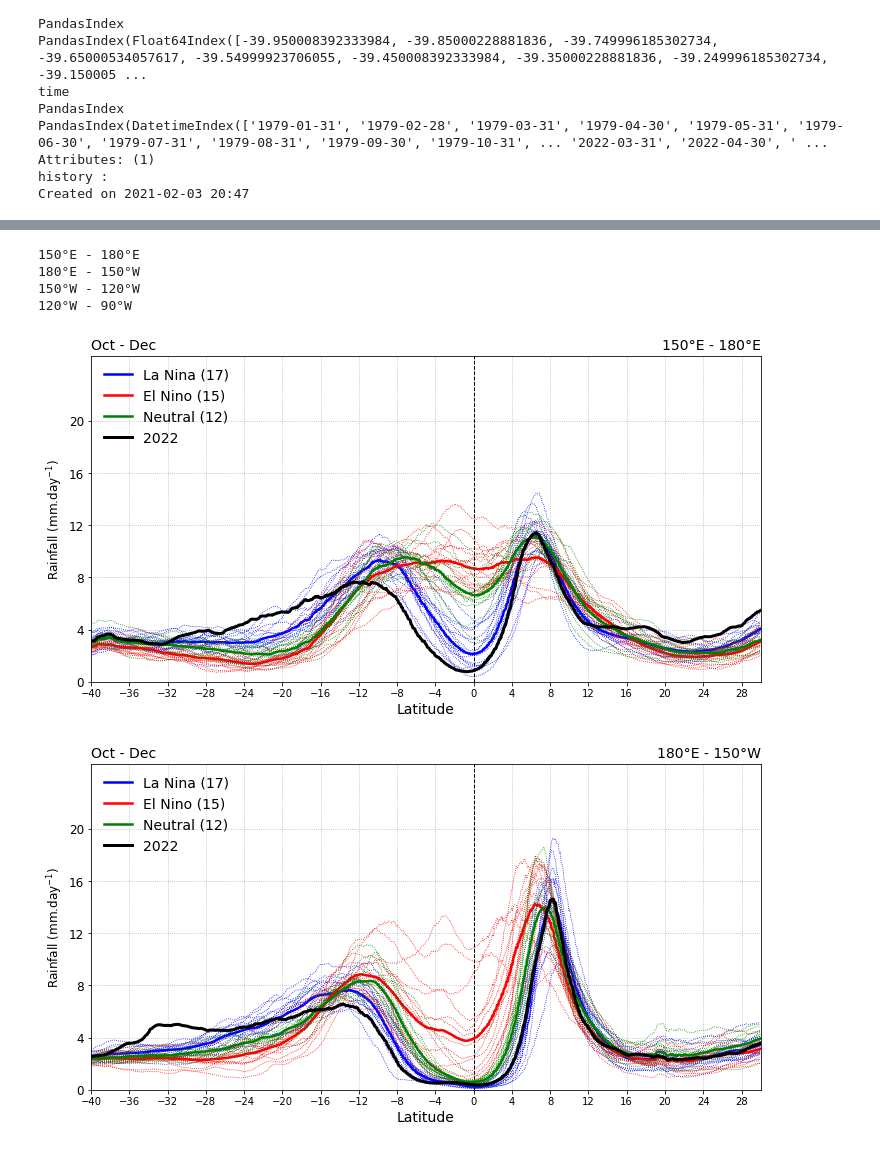
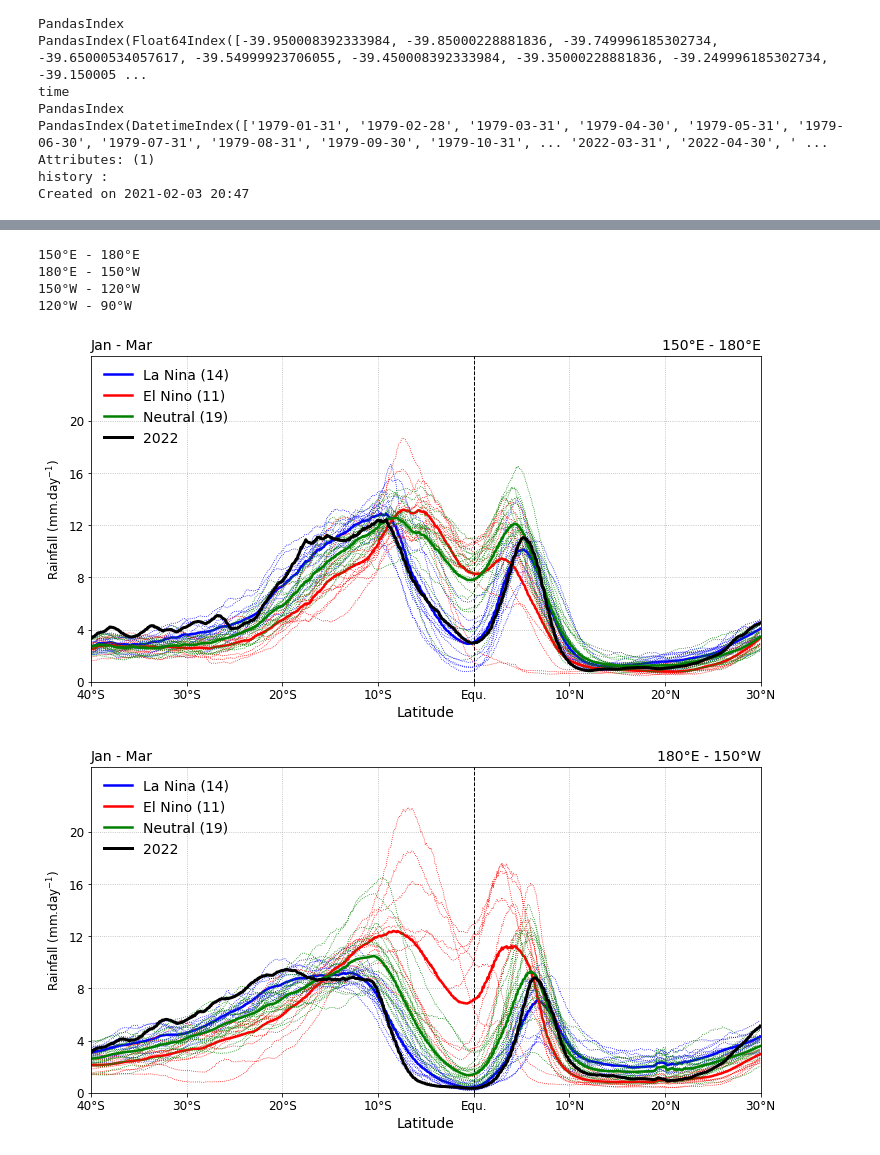
Before and after one commit to nicolasfauchereau/BAMS_STOC_2022, a Jupyter notebook: notebooks/plot_ENSOs_vs_current_year_MSWEP.ipynb, the cells around one changed output, grey strips where cells are left out. Saved outputs shown, nothing was run; the diff lists cells and outputs as text; code cells hidden in the pictures.

```diff
--- a/notebooks/plot_ENSOs_vs_current_year_MSWEP.ipynb
+++ b/notebooks/plot_ENSOs_vs_current_year_MSWEP.ipynb
@@ -46,3 +21,8 @@ def interp(dset, interp_factor=4, lon_name='lon', lat_name='lat'):
+# %%
+season = 'JFM'
+# season = 'MAM'
+# season = 'JJA'
+# season = 'OND'
 # %% [markdown]
 ### read the ONI from the CPC
 # %% [markdown]
@@ -67,7 +47,7 @@ oni.tail()
 # %%
 first_year = 1979
 # %%
-last_year = 2022
+last_year = year
 # %%
 oni = oni.loc[oni.YR >= first_year,:]
 # %%
@@ -111,0 +103,8 @@ oni.ANOM.plot()
+# %%
+f, ax = plt.subplots()
+oni_y = oni.query(f"YR == {year}")
+oni_y = oni_y.reset_index()
+ax.plot(oni_y.index, oni_y['ANOM'])
+ax.set_xticks(oni_y.index)
+ax.set_xticklabels(oni_y['SEAS']);
+# ax.axhline(0)
@@ -124,10 +125,6 @@ dict_season['JAS'] = [7, 9]
 dict_season['ASO'] = [8, 10]
 dict_season['SON'] = [9, 11]
 dict_season['OND'] = [10, 12]
-# %%
-# season = 'JFM'
-# season = 'JJA'
-season = 'OND'
 # %% [markdown]
 ### months spanned by the season
 # %%
@@ -441,36 +443,37 @@ for i in range(4):
     EN, = ax.plot(sector_seas_ninos.index, sector_seas_ninos.mean(axis=1), color='r', lw=2.5)
 
     sector_seas_neutral.plot(ax=ax, color='g', legend=None, ls=':', lw=0.8)
     N, = ax.plot(sector_seas_neutral.index, sector_seas_neutral.mean(axis=1), color='g', lw=2.5)
 
     LY, = ax.plot(last_year.index, last_year, color='k', lw=3)
 
     ax.legend([LN, EN, N, LY], [f'La Nina ({len(ninas)})', f'El Nino ({len(ninos)})', f'Neutral ({len(neutral)})', str(year)], fontsize=14, loc=2, frameon=False )
 
-    ax.set_xticks(np.arange(-40, 30 + 4, 4))
-#     ax.set_xticklabels([u'40\u00B0S',u'30\u00B0S',u'20\u00B0S',u'10\u00B0S','Equ.',u'10\u00B0N',u'20\u00B0N',u'30\u00B0N'], fontsize=12);
+    # ax.set_xticks(np.arange(-40, 30 + 4, 4))
+    ax.set_xticks([-40, -30, -20, -10, 0, 10, 20, 30])
+    ax.set_xticklabels([u'40\u00B0S',u'30\u00B0S',u'20\u00B0S',u'10\u00B0S','Equ.',u'10\u00B0N',u'20\u00B0N',u'30\u00B0N'], fontsize=12);
     ax.set_xlabel('Latitude', fontsize=14)
 
     ax.set_yticks(np.arange(0, 22, 4));
     ax.set_yticklabels(np.arange(0, 22, 4), fontsize=12);
     ax.set_ylabel("Rainfall (mm.day$^{-1}$)", fontsize=12);
 
     ax.set_xlim(-40, 30)
 
     ax.set_ylim(0, 25)
 
     ax.grid(ls=':')
 
     ax.set_title(title, loc='left', fontsize=14)
 
     ax.set_title(label_sector, loc='right', fontsize=14)
 
-    f.savefig(f'../figures/MSWEP_comparison_last_year_ENSOs_{season}_{label_sector.replace(" ","")}_CMAP.png', dpi=400, facecolor='w')
-    f.savefig(f'../figures/MSWEP_comparison_last_year_ENSOs_{season}_{label_sector.replace(" ","")}_CMAP.pdf', facecolor='w')
+    f.savefig(f'../figures/MSWEP_comparison_last_year_ENSOs_{season}_{label_sector.replace(" ","")}.png', dpi=400, facecolor='w')
+    f.savefig(f'../figures/MSWEP_comparison_last_year_ENSOs_{season}_{label_sector.replace(" ","")}.pdf', facecolor='w')
 # %% [output]
 150°E - 180°E
 180°E - 150°W
 150°W - 120°W
 120°W - 90°W
-[figure, old version]
+[figure, new version]
-[figure, old version]
+[figure, new version]
```
Also changed, not shown: parts of 19 cells of this notebook, 5 other files.
